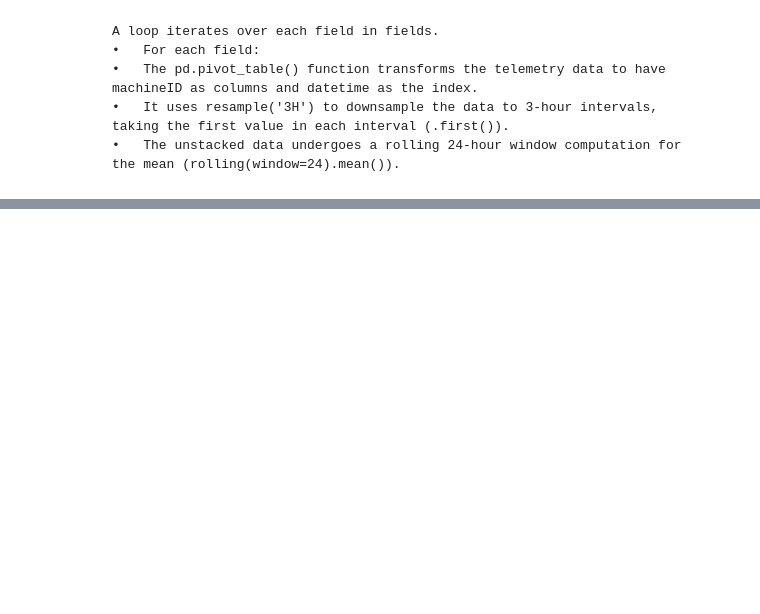
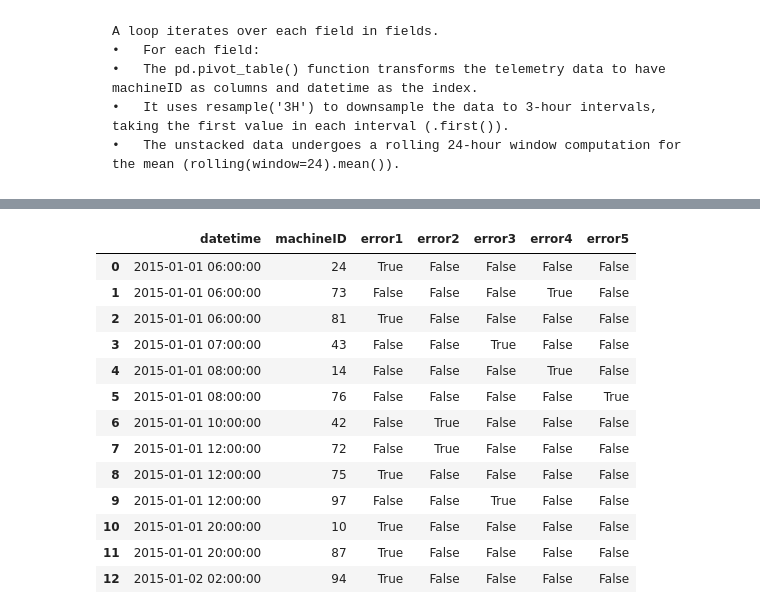
Before and after one commit to azrael-07/FinalProject, a Jupyter notebook: PredictiveMaintenance.ipynb, the cells around one changed output, grey strips where cells are left out. Drawn from its saved outputs; the diff is of its cells as text; code cells hidden in the pictures; blank space fills up the shorter version.

```diff
--- a/PredictiveMaintenance.ipynb
+++ b/PredictiveMaintenance.ipynb
@@ -472,0 +475,2 @@ telemetry_feat.head()
+# %%
+error_count = pd.get_dummies(errors_df.set_index('datetime')).reset_index()
@@ -472,0 +486,20 @@ telemetry_feat.head()
+# %%
+error_count.columns = ['datetime', 'machineID',
+                       'error1', 'error2', 'error3', 'error4', 'error5']
+# %%
+error_count.head(13)
+# %% [output]
+|  | datetime | machineID | error1 | error2 | error3 | error4 | error5 |
+| 0 | 2015-01-01 06:00:00 | 24 | True | False | False | False | False |
+| 1 | 2015-01-01 06:00:00 | 73 | False | False | False | True | False |
+| 2 | 2015-01-01 06:00:00 | 81 | True | False | False | False | False |
+| 3 | 2015-01-01 07:00:00 | 43 | False | False | True | False | False |
+| 4 | 2015-01-01 08:00:00 | 14 | False | False | False | True | False |
+| 5 | 2015-01-01 08:00:00 | 76 | False | False | False | False | True |
+| 6 | 2015-01-01 10:00:00 | 42 | False | True | False | False | False |
+| 7 | 2015-01-01 12:00:00 | 72 | False | True | False | False | False |
+| 8 | 2015-01-01 12:00:00 | 75 | True | False | False | False | False |
+| 9 | 2015-01-01 12:00:00 | 97 | False | False | True | False | False |
+| 10 | 2015-01-01 20:00:00 | 10 | True | False | False | False | False |
+| 11 | 2015-01-01 20:00:00 | 87 | True | False | False | False | False |
+| 12 | 2015-01-02 02:00:00 | 94 | True | False | False | False | False |
```
Also changed, not shown: parts of 11 cells of this notebook.
